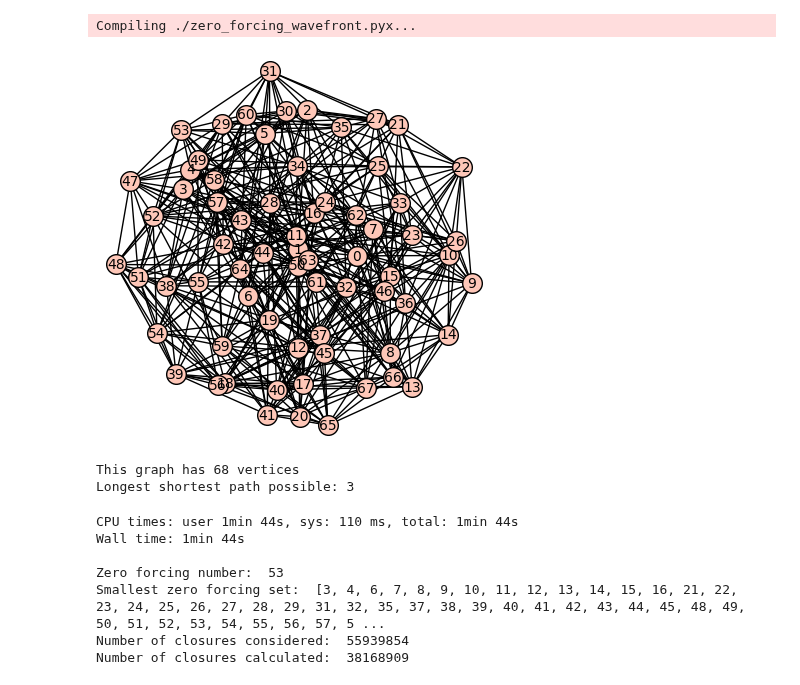
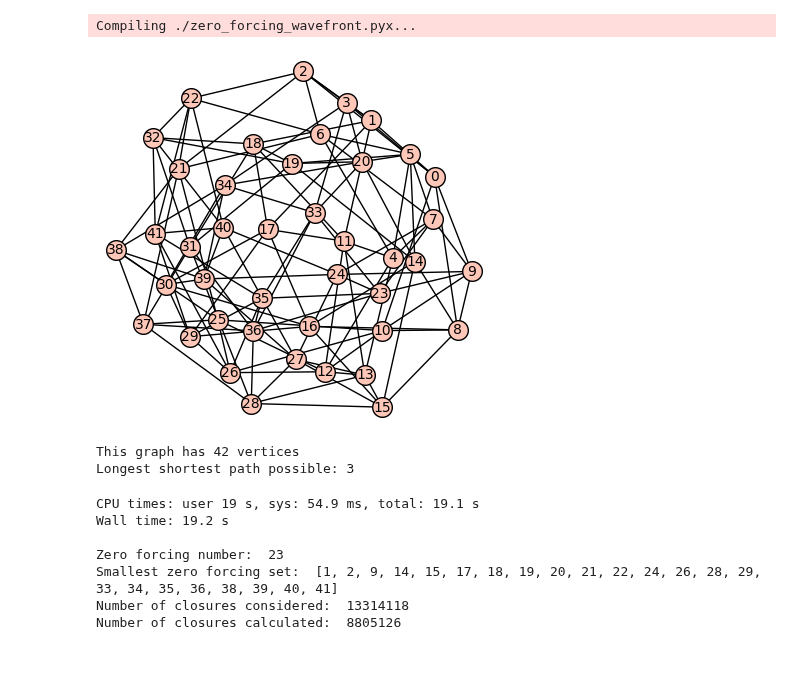
Before and after one commit to alexhutman/zftools, a Jupyter notebook: Ancient Code/AncientSageLibraryTest.ipynb, the cells around one changed output. Cells and saved outputs as stored; diff of their text form; code cells hidden in the pictures.

```diff
--- a/Ancient Code/AncientSageLibraryTest.ipynb
+++ b/Ancient Code/AncientSageLibraryTest.ipynb
@@ -7,23 +7,25 @@ Compiling ./zero_forcing_wavefront.pyx...
 # %%
 # Set up a test graph H and display it if possible
 #H = graphs.MycielskiGraph(6)
 #H = graphs.RobertsonGraph()
 #H = graphs.CoxeterGraph()
 #H = graphs.ClebschGraph()
 #H = graphs.BrinkmannGraph()
 #H = graphs.HeawoodGraph()
 #H = graphs.CirculantGraph(12,[2,3,4,6,-2,-3,-4])
 #H = graphs.HoffmanSingletonGraph() # DNF
 #H = graphs.CoxeterGraph().line_graph()
-H = graphs.PaleyGraph(17).line_graph()
+#H = graphs.PaleyGraph(17).line_graph()
+H = graphs.BrinkmannGraph().line_graph()
+
 H.relabel()
 H.show()
 
 print "\nThis graph has", H.num_verts(), "vertices"
 print "Longest shortest path possible:", H.diameter()
 # %% [output]
-[figure, old version]
+[figure, new version]
-This graph has 68 vertices
+This graph has 42 vertices
 Longest shortest path possible: 3
 # %%
 %time output = zero_forcing_set_wavefront(H)
@@ -34,10 +36,10 @@ print "Smallest zero forcing set: ", output[1]
 print "Number of closures considered: ", output[2]
 print "Number of closures calculated: ", output[3]
 # %% [output]
-CPU times: user 1min 44s, sys: 110 ms, total: 1min 44s
-Wall time: 1min 44s
+CPU times: user 19 s, sys: 54.9 ms, total: 19.1 s
+Wall time: 19.2 s
 
-Zero forcing number:  53
-Smallest zero forcing set:  [3, 4, 6, 7, 8, 9, 10, 11, 12, 13, 14, 15, 16, 21, 22, 23, 24, 25, 26, 27, 28, 29, 31, 32, 35, 37, 38, 39, 40, 41, 42, 43, 44, 45, 48, 49, 50, 51, 52, 53, 54, 55, 56, 57, 5 ...
-Number of closures considered:  55939854
-Number of closures calculated:  38168909
+Zero forcing number:  23
+Smallest zero forcing set:  [1, 2, 9, 14, 15, 17, 18, 19, 20, 21, 22, 24, 26, 28, 29, 33, 34, 35, 36, 38, 39, 40, 41]
+Number of closures considered:  13314118
+Number of closures calculated:  8805126
```
Also changed, not shown: 2 other files.
